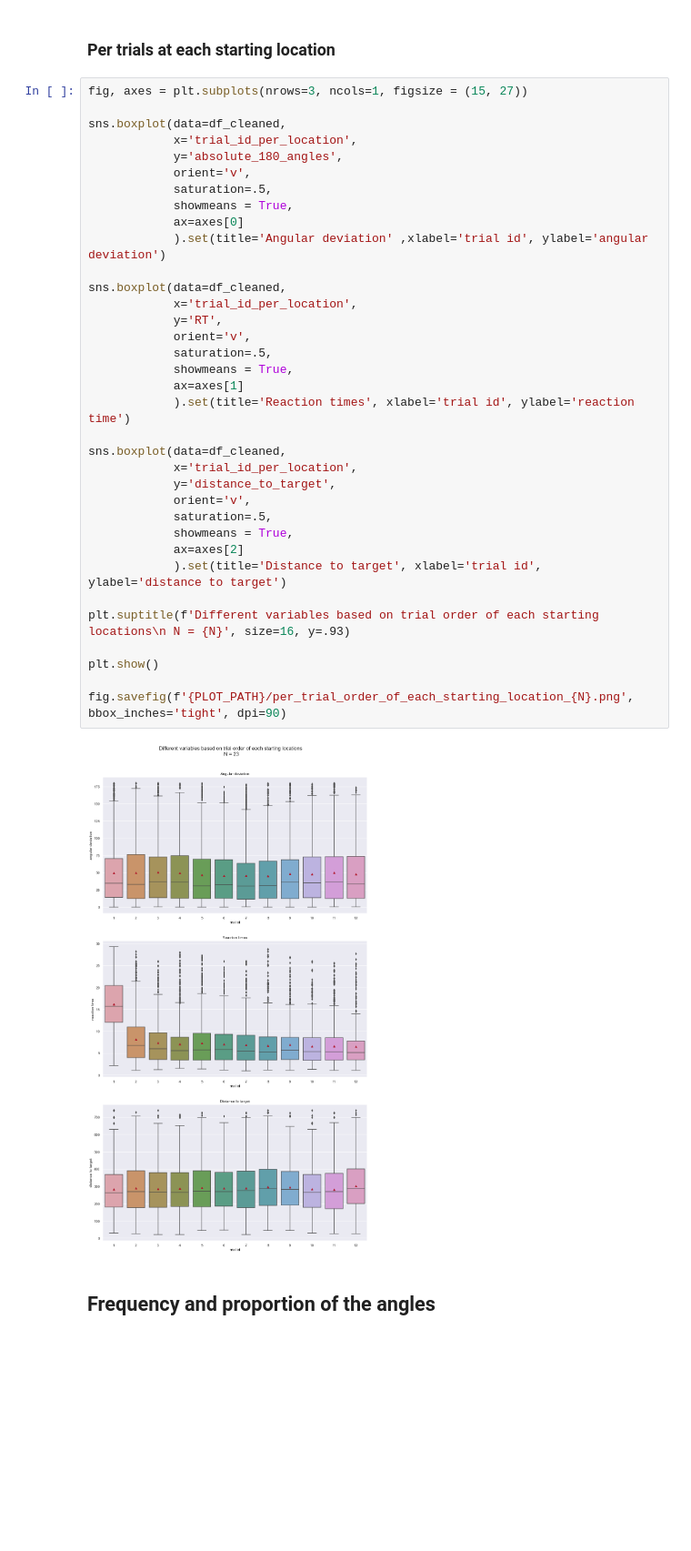
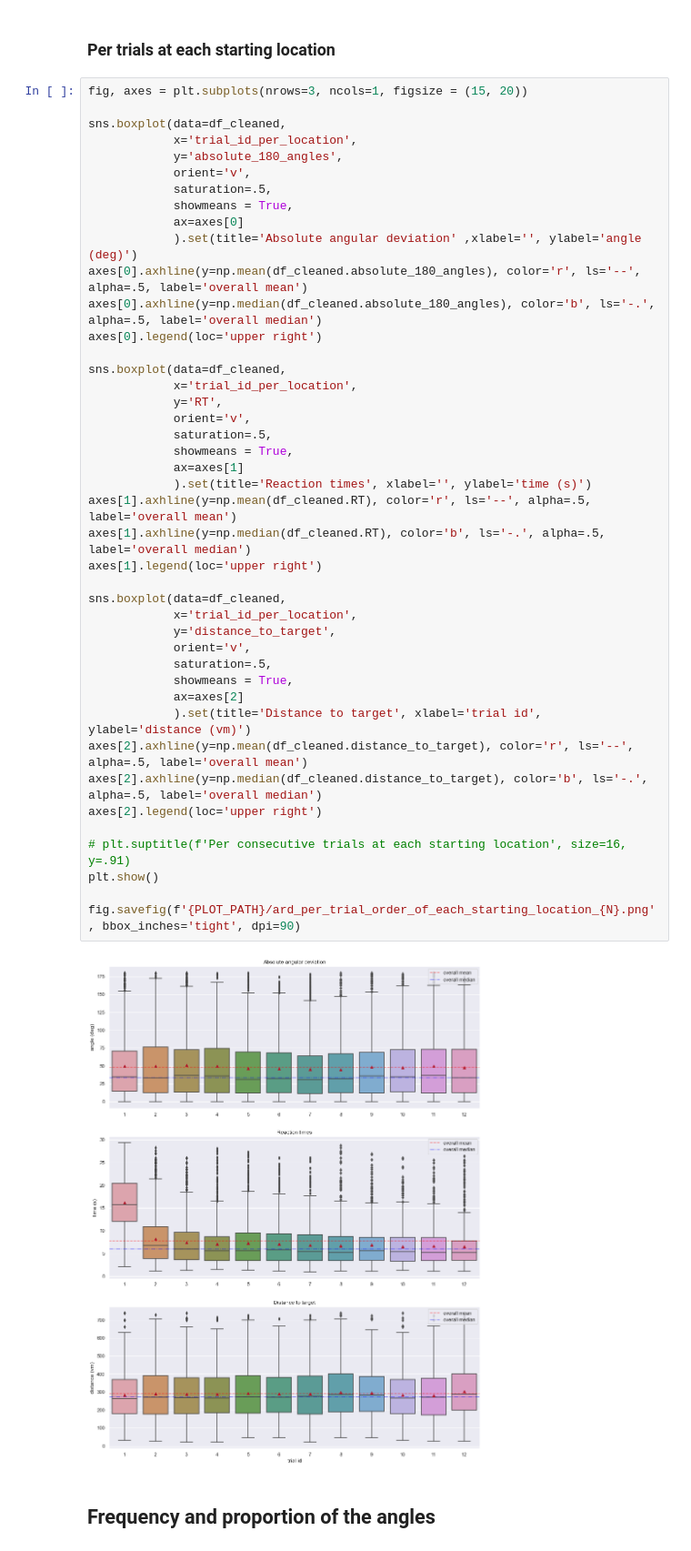
Before and after one commit to nora-maleki/humanA-pointing-task-analysis, a Jupyter notebook: analyses/01_main/02_descriptives.ipynb, the cells around one changed output. Shown at 91% size. Drawn from its saved outputs; the diff is of its cells as text; blank space fills up the shorter version.

```diff
--- a/analyses/01_main/02_descriptives.ipynb
+++ b/analyses/01_main/02_descriptives.ipynb
@@ -603,42 +722,50 @@ for a in df_cleaned.target_building_name.sort_values().unique():
 # %% [markdown]
 ### Per trials at each starting location
 # %%
-fig, axes = plt.subplots(nrows=3, ncols=1, figsize = (15, 27))
+fig, axes = plt.subplots(nrows=3, ncols=1, figsize = (15, 20))
 
 sns.boxplot(data=df_cleaned,
             x='trial_id_per_location',
             y='absolute_180_angles',
             orient='v',
             saturation=.5,
             showmeans = True,
             ax=axes[0]
-            ).set(title='Angular deviation' ,xlabel='trial id', ylabel='angular deviation')
+            ).set(title='Absolute angular deviation' ,xlabel='', ylabel='angle (deg)')
+axes[0].axhline(y=np.mean(df_cleaned.absolute_180_angles), color='r', ls='--', alpha=.5, label='overall mean')
+axes[0].axhline(y=np.median(df_cleaned.absolute_180_angles), color='b', ls='-.', alpha=.5, label='overall median')
+axes[0].legend(loc='upper right')
 
 sns.boxplot(data=df_cleaned,
             x='trial_id_per_location',
             y='RT',
             orient='v',
             saturation=.5,
             showmeans = True,
             ax=axes[1]
-            ).set(title='Reaction times', xlabel='trial id', ylabel='reaction time')
+            ).set(title='Reaction times', xlabel='', ylabel='time (s)')
+axes[1].axhline(y=np.mean(df_cleaned.RT), color='r', ls='--', alpha=.5, label='overall mean')
+axes[1].axhline(y=np.median(df_cleaned.RT), color='b', ls='-.', alpha=.5, label='overall median')
+axes[1].legend(loc='upper right')
 
 sns.boxplot(data=df_cleaned,
             x='trial_id_per_location',
             y='distance_to_target',
             orient='v',
             saturation=.5,
             showmeans = True,
             ax=axes[2]
-            ).set(title='Distance to target', xlabel='trial id', ylabel='distance to target')
+            ).set(title='Distance to target', xlabel='trial id', ylabel='distance (vm)')
+axes[2].axhline(y=np.mean(df_cleaned.distance_to_target), color='r', ls='--', alpha=.5, label='overall mean')
+axes[2].axhline(y=np.median(df_cleaned.distance_to_target), color='b', ls='-.', alpha=.5, label='overall median')
+axes[2].legend(loc='upper right')
 
-plt.suptitle(f'Different variables based on trial order of each starting locations\n N = {N}', size=16, y=.93)
-
+# plt.suptitle(f'Per consecutive trials at each starting location', size=16, y=.91)
 plt.show()
 
-fig.savefig(f'{PLOT_PATH}/per_trial_order_of_each_starting_location_{N}.png', bbox_inches='tight', dpi=90)
+fig.savefig(f'{PLOT_PATH}/ard_per_trial_order_of_each_starting_location_{N}.png', bbox_inches='tight', dpi=90)
 # %% [output]
-[figure, old version]
+[figure, new version]
 # %% [markdown]
 ## Frequency and proportion of the angles
 # %%
```
Also changed, not shown: parts of 13 cells of this notebook.
